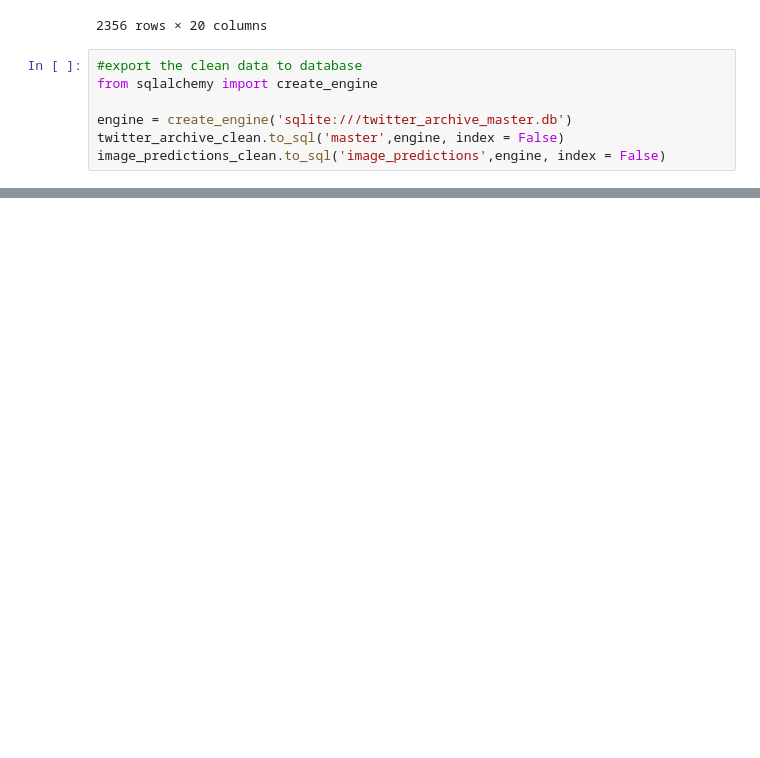
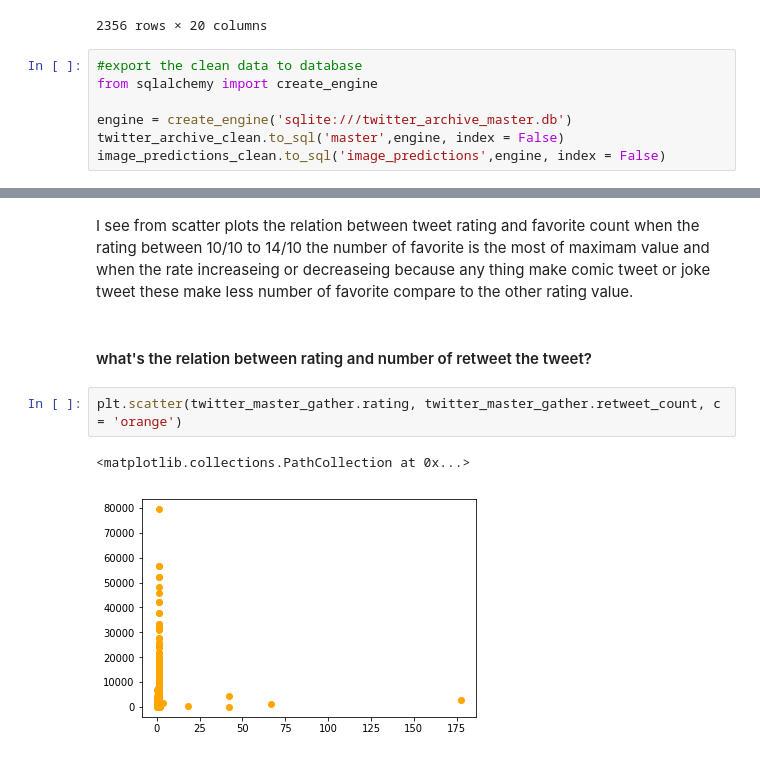
Before and after one commit to mohmednasr/dog_rating, a Jupyter notebook: wrangle_act.ipynb, the cells around one changed output, grey strips where cells are left out. Saved outputs shown, nothing was run; the diff lists cells and outputs as text; blank space fills up the shorter version.

```diff
--- a/wrangle_act.ipynb
+++ b/wrangle_act.ipynb
@@ -1189,0 +1204,9 @@ image_predictions_clean.to_sql('image_predictions',engine, index = False)
+# %% [markdown]
+I see from scatter plots the relation between tweet rating and favorite count when the rating between 10/10 to 14/10 the number of favorite is the most of maximam value and when the rate increaseing or decreaseing because any thing make comic tweet or joke tweet these make less number of favorite compare to the other rating value.
+# %% [markdown]
+#### what's the relation between rating and number of retweet the tweet?
+# %%
+plt.scatter(twitter_master_gather.rating, twitter_master_gather.retweet_count, c = 'orange')
+# %% [output]
+<matplotlib.collections.PathCollection at 0x...>
+[figure, added]
```
Also changed, not shown: parts of 22 cells of this notebook.
